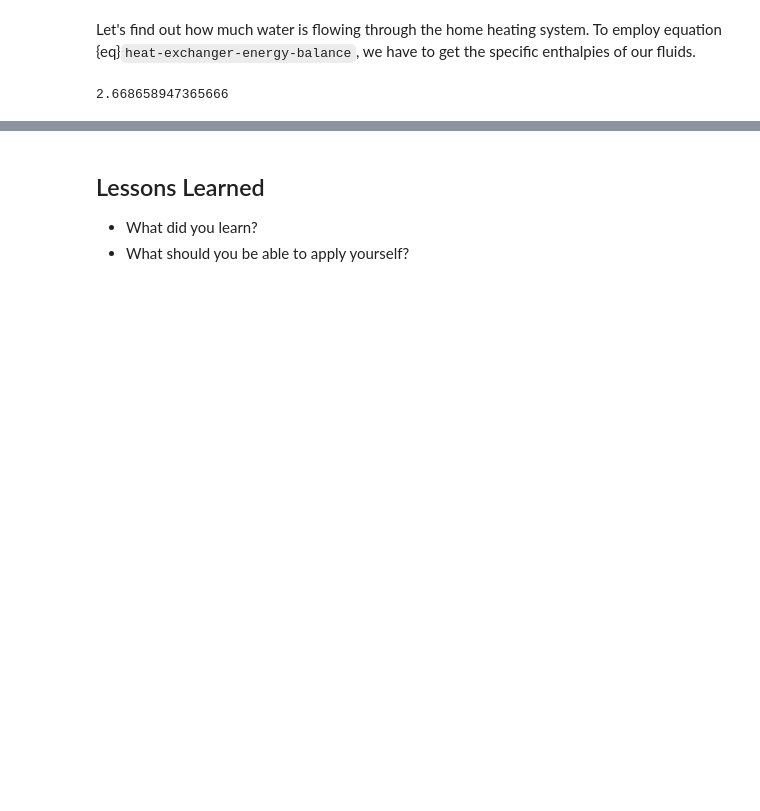
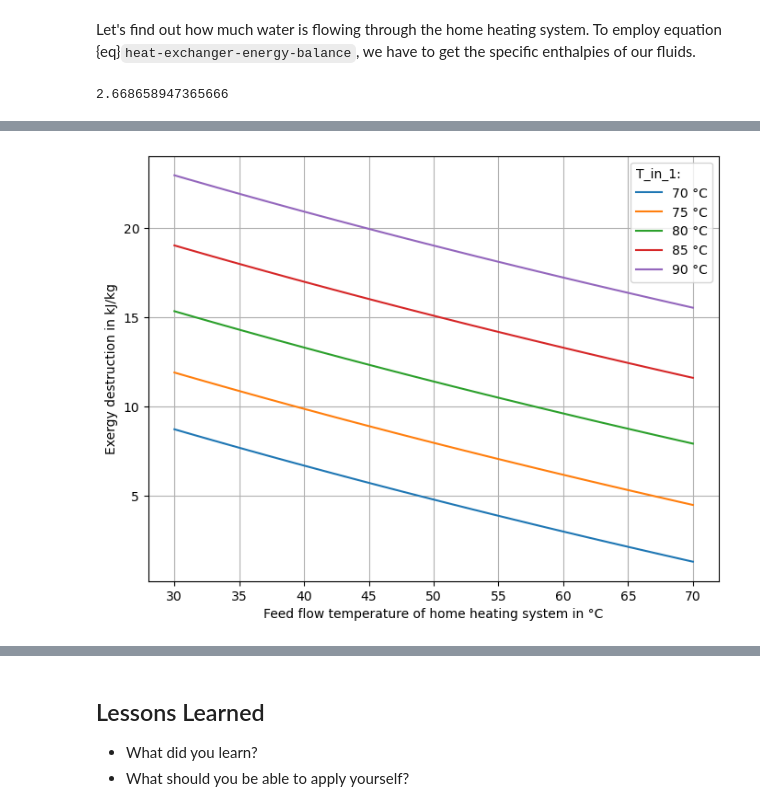
Before and after one commit to fwitte/TESPy_teaching_exergy, a Jupyter notebook: book/single-components/heat-exchanger.ipynb, the cells around one changed output, grey strips where cells are left out. Cells and saved outputs as stored; diff of their text form; code cells hidden in the pictures; blank space fills up the shorter version.

````diff
--- a/book/single-components/heat-exchanger.ipynb
+++ b/book/single-components/heat-exchanger.ipynb
@@ -60,3 +65,7 @@ m_dot_2
+# %%
+# Ambiant state
+p0 = 1.013 * 1e5  # Pa
+T0 = 20 + 273.15  # K
 # %% [markdown]
 
 ```{tip}
@@ -89,0 +74,8 @@ ModuleNotFoundError: No module named 'scripts.utilities'
+# %%
+from utilities import calc_physical_exergy
+
+
+ex_in_1 = calc_physical_exergy(p_1, h_in_1, p0, T0, fluid_1)
+ex_out_1 = calc_physical_exergy(p_1, h_out_1, p0, T0, fluid_1)
+ex_in_2 = calc_physical_exergy(p_2, h_in_2, p0, T0, fluid_2)
+ex_out_2 = calc_physical_exergy(p_2, h_out_2, p0, T0, fluid_2)
@@ -89,0 +96,5 @@ ModuleNotFoundError: No module named 'scripts.utilities'
+# %%
+ex_F = sum(ex_in_1) - sum(ex_out_1) + ex_in_2[1] - ex_out_2[1]
+ex_P = ex_out_2[0] - ex_in_2[0]
+
+ex_F, ex_P
@@ -89,0 +153,43 @@ ModuleNotFoundError: No module named 'scripts.utilities'
+# %%
+import matplotlib.pyplot as plt
+
+# Prepare data
+T_outs_2 = [T_out_2 + 273.15 for T_out_2 in range(30, 71)]
+T_ins_2 = [T_out_2 - 15 for T_out_2 in T_outs_2]
+
+h_outs_2 = [PSI('H', 'P', p_2, 'T', T_out_2, fluid_2) for T_out_2 in T_outs_2]
+h_ins_2 = [PSI('H', 'P', p_2, 'T', T_in_2, fluid_2) for T_in_2 in T_ins_2]
+
+ex_outs_2 = [calc_physical_exergy(p_2, h_out_2, p0, T0, fluid_2) for h_out_2 in h_outs_2]
+ex_ins_2 = [calc_physical_exergy(p_2, h_in_2, p0, T0, fluid_2) for h_in_2 in h_ins_2]
+
+T_ins_1 = [T_in_1 + 273.15 for T_in_1 in range(70, 95, 5)]
+
+h_ins_1 = [PSI('H', 'P', p_2, 'T', T_in_1, fluid_1) for T_in_1 in T_ins_1]
+
+ex_ins_1 = [calc_physical_exergy(p_2, h_in_1, p0, T0, fluid_1) for h_in_1 in h_ins_1]
+
+ex_Ds = list()
+for ex_in_1 in ex_ins_1:
+    ex_Fs = [
+        sum(ex_in_1) - sum(ex_out_1) + ex_in_2[1] - ex_out_2[1]
+        for ex_out_2, ex_in_2 in zip(ex_outs_2, ex_ins_2)
+        ]
+    ex_Ps = [ex_out_2[0] - ex_in_2[0] for ex_out_2, ex_in_2 in zip(ex_outs_2, ex_ins_2)]
+    ex_Ds += [[(ex_F - ex_P) * 1e-3 for ex_F, ex_P in zip(ex_Fs, ex_Ps)]]
+
+# Generate plot
+fig, ax = plt.subplots(figsize=(8, 6))
+
+T_outs_2_Celsius = [T_out - 273.15 for T_out in T_outs_2]
+
+for idx, T_in_1 in enumerate(T_ins_1):
+    ax.plot(T_outs_2_Celsius, ex_Ds[idx], label=f'{T_in_1-273.15:.0f} °C')
+
+ax.set_xlabel('Feed flow temperature of home heating system in °C')
+ax.set_ylabel('Exergy destruction in kJ/kg')
+ax.legend(title='T_in_1:', alignment='left')
+ax.grid()
+ax.set_axisbelow(True)
+# %% [output]
+[figure, added]
````
Also changed, not shown: parts of 22 cells of this notebook, 2 other files.
